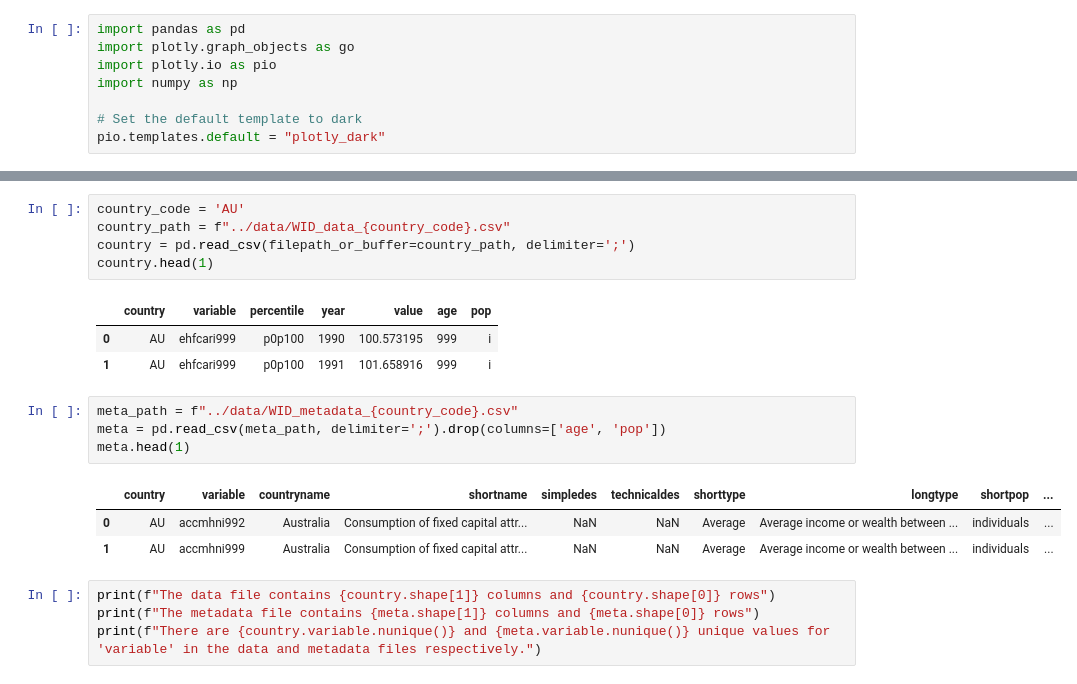
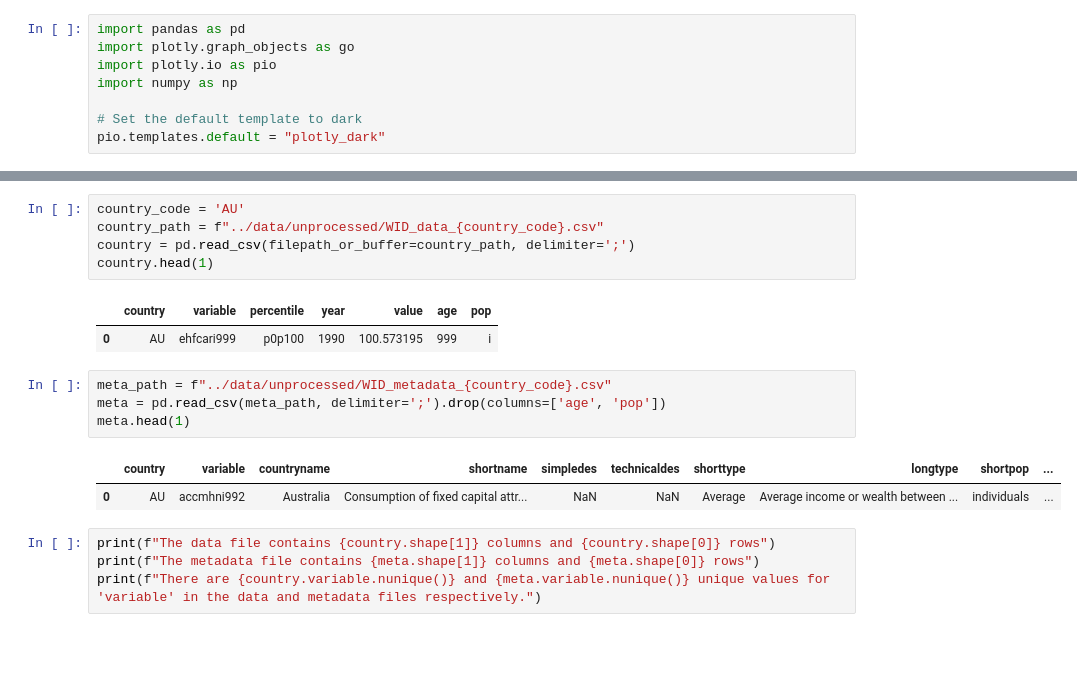
Before and after one commit to aldillon88/world-inequality-analysis, a Jupyter notebook: notebooks/data-cleaning.ipynb, the cells around one changed output, grey strips where cells are left out. Drawn from its saved outputs; the diff is of its cells as text; blank space fills up the shorter version.

```diff
--- a/notebooks/data-cleaning.ipynb
+++ b/notebooks/data-cleaning.ipynb
@@ -16,21 +16,19 @@ countries_df.head(2)
 | 1 | AE | the United Arab Emirates | United Arab Emirates | Asia | West Asia |
 # %%
 country_code = 'AU'
-country_path = f"../data/WID_data_{country_code}.csv"
+country_path = f"../data/unprocessed/WID_data_{country_code}.csv"
 country = pd.read_csv(filepath_or_buffer=country_path, delimiter=';')
 country.head(1)
 # %% [output]
 |  | country | variable | percentile | year | value | age | pop |
 | 0 | AU | ehfcari999 | p0p100 | 1990 | 100.573195 | 999 | i |
-| 1 | AU | ehfcari999 | p0p100 | 1991 | 101.658916 | 999 | i |
 # %%
-meta_path = f"../data/WID_metadata_{country_code}.csv"
+meta_path = f"../data/unprocessed/WID_metadata_{country_code}.csv"
 meta = pd.read_csv(meta_path, delimiter=';').drop(columns=['age', 'pop'])
 meta.head(1)
 # %% [output]
 |  | country | variable | countryname | shortname | simpledes | technicaldes | shorttype | longtype | shortpop | ... |
 | 0 | AU | accmhni992 | Australia | Consumption of fixed capital attr... | NaN | NaN | Average | Average income or wealth between ... | individuals | ... |
-| 1 | AU | accmhni999 | Australia | Consumption of fixed capital attr... | NaN | NaN | Average | Average income or wealth between ... | individuals | ... |
 # %%
 print(f"The data file contains {country.shape[1]} columns and {country.shape[0]} rows")
 print(f"The metadata file contains {meta.shape[1]} columns and {meta.shape[0]} rows")
```
Also changed, not shown: parts of 4 cells of this notebook, 1 other file.
